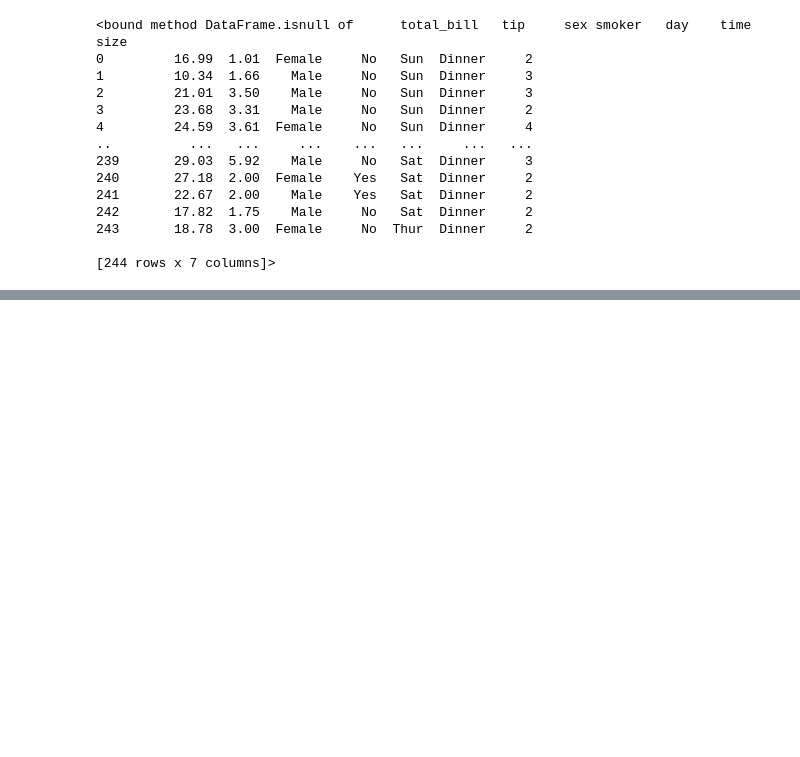
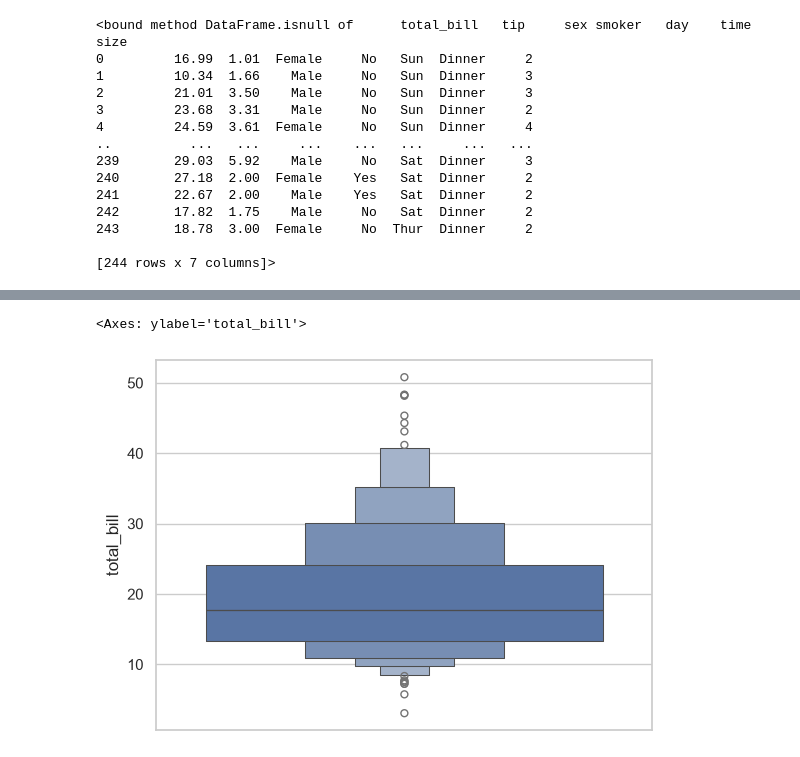
Before and after one commit to Akash-paswan/Seaborn-practice-questions-, a Jupyter notebook: tips dataset/Tip.ipynb, the cells around one changed output, grey strips where cells are left out. Saved outputs shown, nothing was run; the diff lists cells and outputs as text; code cells hidden in the pictures; blank space fills up the shorter version.

```diff
--- a/tips dataset/Tip.ipynb
+++ b/tips dataset/Tip.ipynb
@@ -112,4 +112,9 @@ sns.boxplot(data=tips,x="total_bill")
 # %%
 # boxen plot ----
 
 #  purpose --Large datasets me distribution ko aur detail me dikhata ha
+
+sns.boxenplot(data=tips,y='total_bill')
+# %% [output]
+<Axes: ylabel='total_bill'>
+[figure, added]
```
Also changed, not shown: parts of 33 cells of this notebook, 3 other files.
